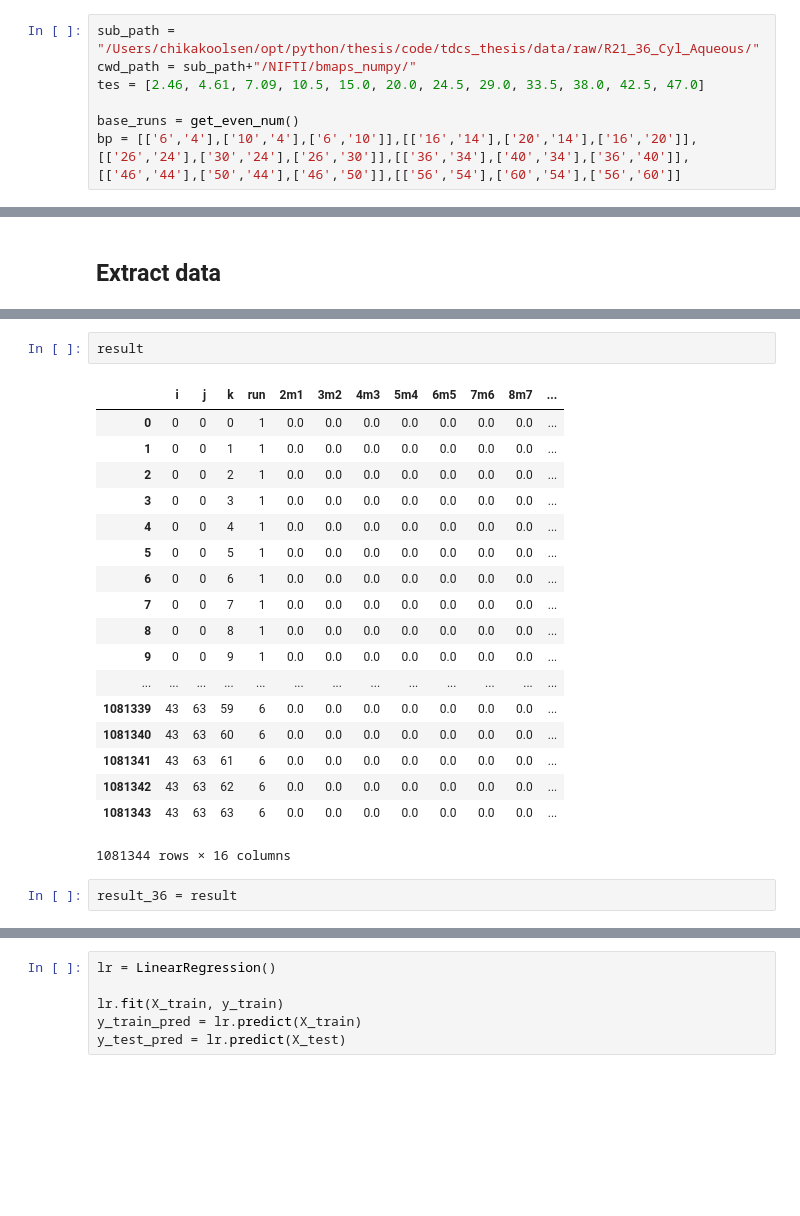
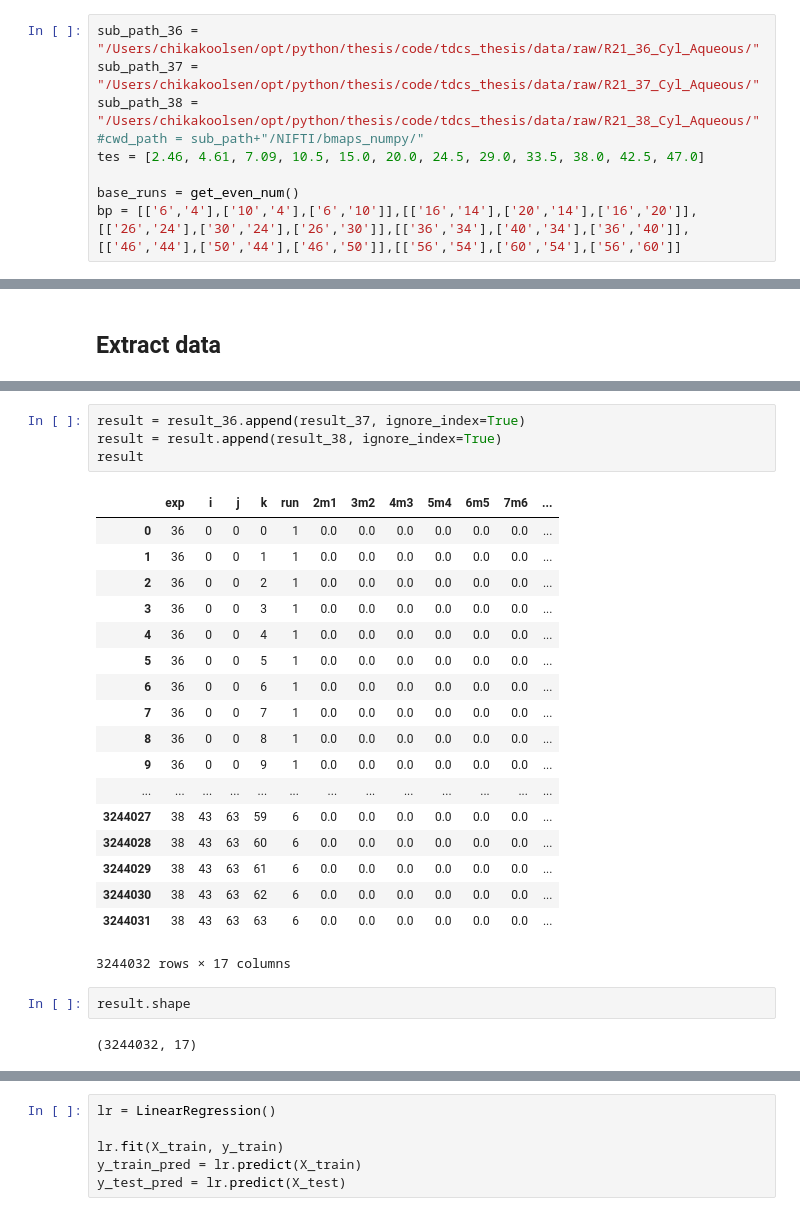
Before and after one commit to chikakoto/tdcs_thesis, a Jupyter notebook: notebooks/0.2_extract_data.ipynb, the cells around one changed output, grey strips where cells are left out. Drawn from its saved outputs; the diff is of its cells as text; blank space fills up the shorter version.

```diff
--- a/notebooks/0.2_extract_data.ipynb
+++ b/notebooks/0.2_extract_data.ipynb
@@ -17,8 +20,10 @@ def get_even_num(num=63):
                     j = 0
     return runs
 # %%
-sub_path = "/Users/chikakoolsen/opt/python/thesis/code/tdcs_thesis/data/raw/R21_36_Cyl_Aqueous/"
-cwd_path = sub_path+"/NIFTI/bmaps_numpy/"
+sub_path_36 = "/Users/chikakoolsen/opt/python/thesis/code/tdcs_thesis/data/raw/R21_36_Cyl_Aqueous/"
+sub_path_37 = "/Users/chikakoolsen/opt/python/thesis/code/tdcs_thesis/data/raw/R21_37_Cyl_Aqueous/"
+sub_path_38 = "/Users/chikakoolsen/opt/python/thesis/code/tdcs_thesis/data/raw/R21_38_Cyl_Aqueous/"
+#cwd_path = sub_path+"/NIFTI/bmaps_numpy/"
 tes = [2.46, 4.61, 7.09, 10.5, 15.0, 20.0, 24.5, 29.0, 33.5, 38.0, 42.5, 47.0]
 
 base_runs = get_even_num()
@@ -91,23 +128,27 @@ def extract_data(cwd_path):
+# %%
+result = result_36.append(result_37, ignore_index=True)
+result = result.append(result_38, ignore_index=True)
+result
+# %% [output]
+|  | exp | i | j | k | run | 2m1 | 3m2 | 4m3 | 5m4 | 6m5 | 7m6 | ... |
+| 0 | 36 | 0 | 0 | 0 | 1 | 0.0 | 0.0 | 0.0 | 0.0 | 0.0 | 0.0 | ... |
+| 1 | 36 | 0 | 0 | 1 | 1 | 0.0 | 0.0 | 0.0 | 0.0 | 0.0 | 0.0 | ... |
+| 2 | 36 | 0 | 0 | 2 | 1 | 0.0 | 0.0 | 0.0 | 0.0 | 0.0 | 0.0 | ... |
+| 3 | 36 | 0 | 0 | 3 | 1 | 0.0 | 0.0 | 0.0 | 0.0 | 0.0 | 0.0 | ... |
+| 4 | 36 | 0 | 0 | 4 | 1 | 0.0 | 0.0 | 0.0 | 0.0 | 0.0 | 0.0 | ... |
+| 5 | 36 | 0 | 0 | 5 | 1 | 0.0 | 0.0 | 0.0 | 0.0 | 0.0 | 0.0 | ... |
+| 6 | 36 | 0 | 0 | 6 | 1 | 0.0 | 0.0 | 0.0 | 0.0 | 0.0 | 0.0 | ... |
+| 7 | 36 | 0 | 0 | 7 | 1 | 0.0 | 0.0 | 0.0 | 0.0 | 0.0 | 0.0 | ... |
+| 8 | 36 | 0 | 0 | 8 | 1 | 0.0 | 0.0 | 0.0 | 0.0 | 0.0 | 0.0 | ... |
+| 9 | 36 | 0 | 0 | 9 | 1 | 0.0 | 0.0 | 0.0 | 0.0 | 0.0 | 0.0 | ... |
+| ... | ... | ... | ... | ... | ... | ... | ... | ... | ... | ... | ... | ... |
+| 3244027 | 38 | 43 | 63 | 59 | 6 | 0.0 | 0.0 | 0.0 | 0.0 | 0.0 | 0.0 | ... |
+| 3244028 | 38 | 43 | 63 | 60 | 6 | 0.0 | 0.0 | 0.0 | 0.0 | 0.0 | 0.0 | ... |
+| 3244029 | 38 | 43 | 63 | 61 | 6 | 0.0 | 0.0 | 0.0 | 0.0 | 0.0 | 0.0 | ... |
+| 3244030 | 38 | 43 | 63 | 62 | 6 | 0.0 | 0.0 | 0.0 | 0.0 | 0.0 | 0.0 | ... |
+| 3244031 | 38 | 43 | 63 | 63 | 6 | 0.0 | 0.0 | 0.0 | 0.0 | 0.0 | 0.0 | ... |
+3244032 rows × 17 columns
 # %%
-result
+result.shape
 # %% [output]
-|  | i | j | k | run | 2m1 | 3m2 | 4m3 | 5m4 | 6m5 | 7m6 | 8m7 | ... |
-| 0 | 0 | 0 | 0 | 1 | 0.0 | 0.0 | 0.0 | 0.0 | 0.0 | 0.0 | 0.0 | ... |
-| 1 | 0 | 0 | 1 | 1 | 0.0 | 0.0 | 0.0 | 0.0 | 0.0 | 0.0 | 0.0 | ... |
-| 2 | 0 | 0 | 2 | 1 | 0.0 | 0.0 | 0.0 | 0.0 | 0.0 | 0.0 | 0.0 | ... |
-| 3 | 0 | 0 | 3 | 1 | 0.0 | 0.0 | 0.0 | 0.0 | 0.0 | 0.0 | 0.0 | ... |
-| 4 | 0 | 0 | 4 | 1 | 0.0 | 0.0 | 0.0 | 0.0 | 0.0 | 0.0 | 0.0 | ... |
-| 5 | 0 | 0 | 5 | 1 | 0.0 | 0.0 | 0.0 | 0.0 | 0.0 | 0.0 | 0.0 | ... |
-| 6 | 0 | 0 | 6 | 1 | 0.0 | 0.0 | 0.0 | 0.0 | 0.0 | 0.0 | 0.0 | ... |
-| 7 | 0 | 0 | 7 | 1 | 0.0 | 0.0 | 0.0 | 0.0 | 0.0 | 0.0 | 0.0 | ... |
-| 8 | 0 | 0 | 8 | 1 | 0.0 | 0.0 | 0.0 | 0.0 | 0.0 | 0.0 | 0.0 | ... |
-| 9 | 0 | 0 | 9 | 1 | 0.0 | 0.0 | 0.0 | 0.0 | 0.0 | 0.0 | 0.0 | ... |
-| ... | ... | ... | ... | ... | ... | ... | ... | ... | ... | ... | ... | ... |
-| 1081339 | 43 | 63 | 59 | 6 | 0.0 | 0.0 | 0.0 | 0.0 | 0.0 | 0.0 | 0.0 | ... |
-| 1081340 | 43 | 63 | 60 | 6 | 0.0 | 0.0 | 0.0 | 0.0 | 0.0 | 0.0 | 0.0 | ... |
-| 1081341 | 43 | 63 | 61 | 6 | 0.0 | 0.0 | 0.0 | 0.0 | 0.0 | 0.0 | 0.0 | ... |
-| 1081342 | 43 | 63 | 62 | 6 | 0.0 | 0.0 | 0.0 | 0.0 | 0.0 | 0.0 | 0.0 | ... |
-| 1081343 | 43 | 63 | 63 | 6 | 0.0 | 0.0 | 0.0 | 0.0 | 0.0 | 0.0 | 0.0 | ... |
-1081344 rows × 16 columns
+(3244032, 17)
-# %%
-result_36 = result
```
Also changed, not shown: parts of 60 cells of this notebook, 1 other file.
